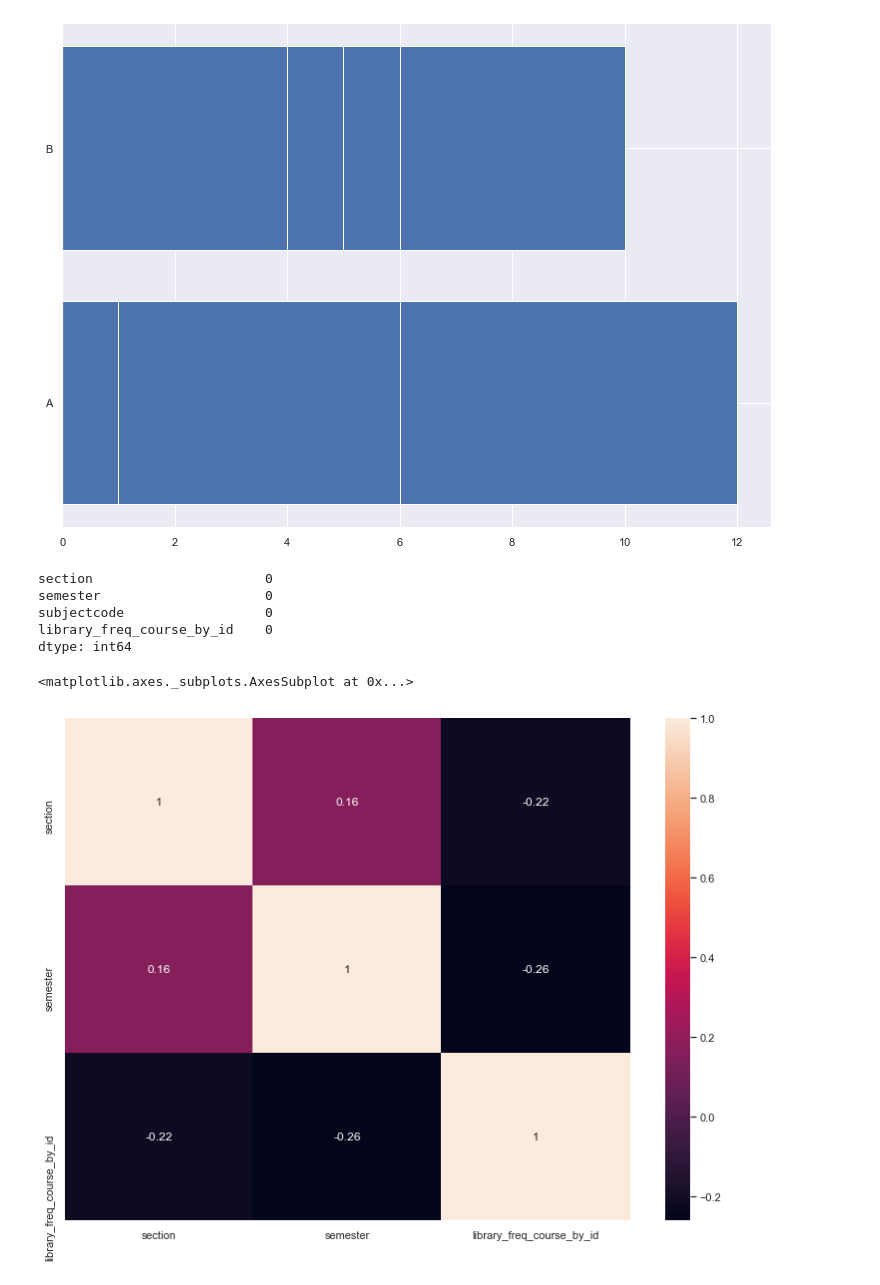
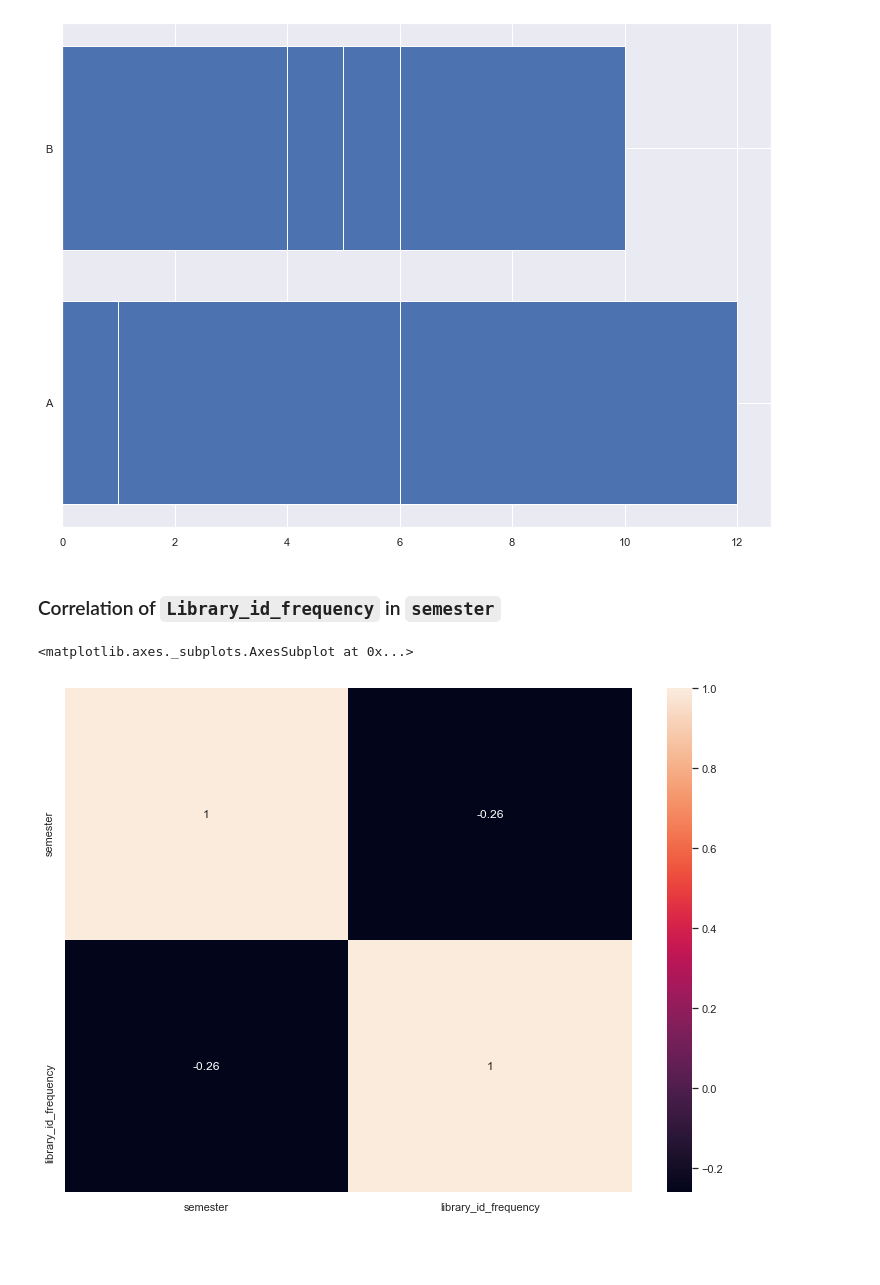
Before and after one commit to ShyamGurunath/Library_Project, a Jupyter notebook: docs/source/batch17.ipynb, the cells around one changed output. Drawn from its saved outputs; the diff is of its cells as text; code cells hidden in the pictures; blank space fills up the shorter version.

````diff
--- a/docs/source/batch17.ipynb
+++ b/docs/source/batch17.ipynb
@@ -225,11 +236,3 @@ plt.barh(course_mean_score['section'],course_mean_score['library_freq_course_by_
 # %% [output]
 <BarContainer object of 29 artists>
 [figure]
-# %%
-course_mean_score.isnull().sum()
-# %% [output]
-section                      0
-semester                     0
-subjectcode                  0
-library_freq_course_by_id    0
-dtype: int64
@@ -254,5 +239,7 @@ def plotting(exam_cell,class_mean,course_mean):
-# %%
-plotting(exam_cell=exam,class_mean=class_mean_score,course_mean=course_mean_score)
-# %% [output]
-<matplotlib.axes._subplots.AxesSubplot at 0x...>
-[figure, removed]
+# %% [markdown]
+### Correlation of ```Library_id_frequency``` in ```semester```
+# %%
+sns.heatmap(data=class_mean_score.corr(method='pearson'),annot=True)
+# %% [output]
+<matplotlib.axes._subplots.AxesSubplot at 0x...>
+[figure, added]
````
Also changed, not shown: parts of 24 cells of this notebook, 2 other files.
